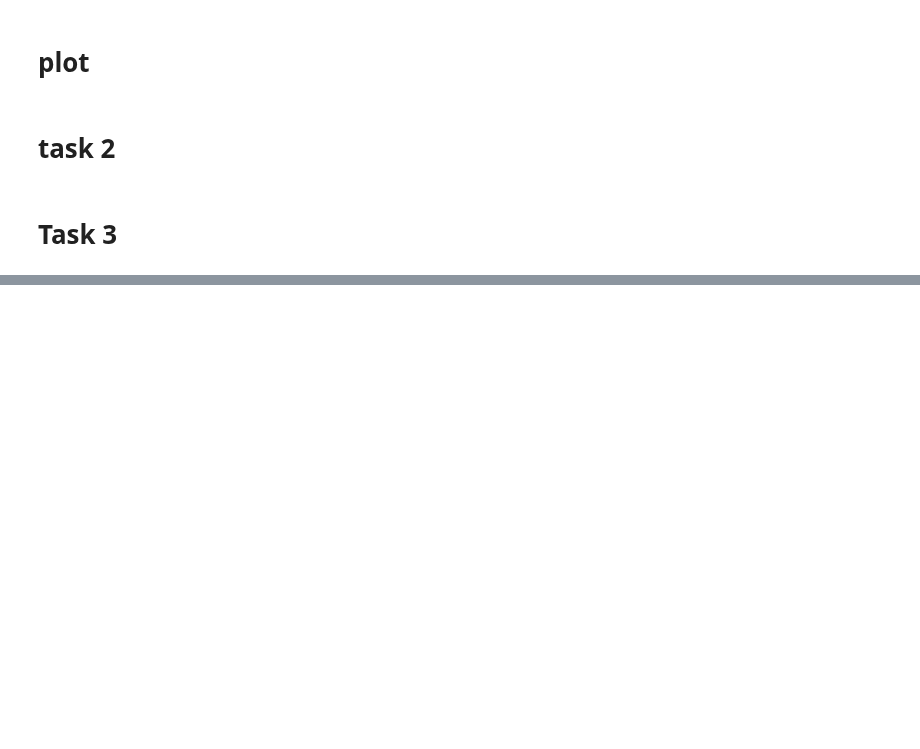
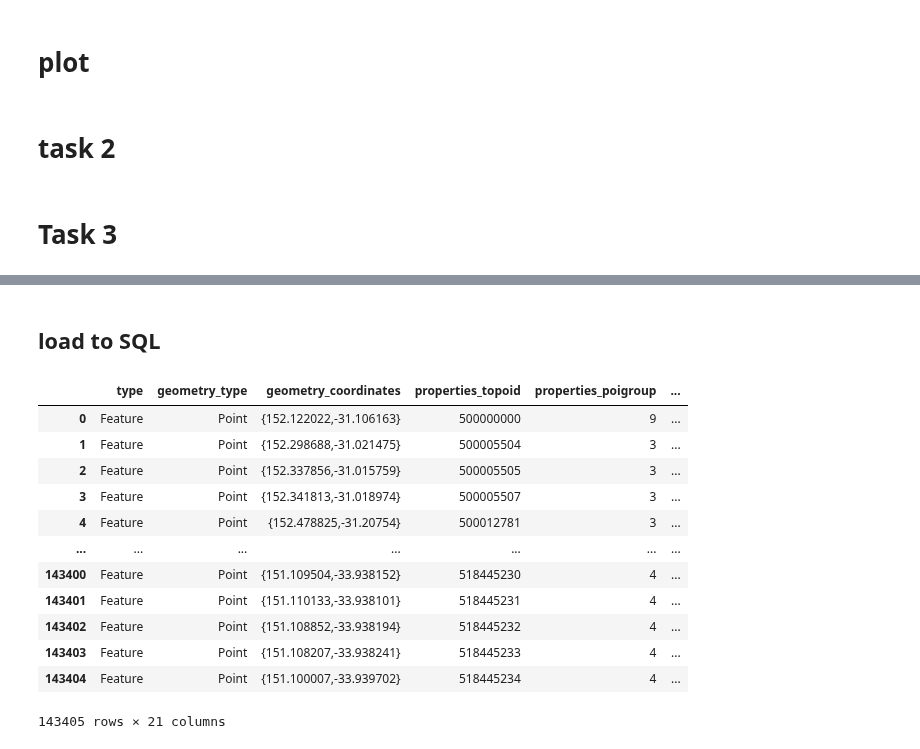
Before and after one commit to MichelangeloNardi/DATA2901--2024S1, a Jupyter notebook: Data Validation_JL.ipynb, the cells around one changed output, grey strips where cells are left out. Drawn from its saved outputs; the diff is of its cells as text; code cells hidden in the pictures; blank space fills up the shorter version.

```diff
--- a/Data Validation_JL.ipynb
+++ b/Data Validation_JL.ipynb
@@ -743,0 +1126,3 @@ gj.dtypes
+# %%
+df_poi = pd.json_normalize(gj['Points_Of_Interest']['features'],meta=['type', ['features', 'type'], ['features', 'geometry']])
+df_poi.head()
@@ -743,0 +1159,4 @@ gj.dtypes
+# %%
+# replace column name to make it more standardized
+df_poi.columns = df_poi.columns.str.replace('.','_')
+df_poi.dtypes
@@ -743,0 +1181,45 @@ gj.dtypes
+# %% [markdown]
+## load to SQL
+# %%
+conn.execute('''
+drop table if exists poi_raw;
+create table poi_raw (
+type                              varchar(100),
+geometry_type                     varchar(100),
+geometry_coordinates              varchar(100),
+properties_topoid                  int,
+properties_poigroup                int,
+properties_poitype                varchar(100),
+properties_poiname                varchar(100),
+properties_poilabel               varchar(100),
+properties_poilabeltype           varchar(100),
+properties_poialtlabel            varchar(100),
+properties_poisourcefeatureoid     int,
+properties_accesscontrol           int,
+properties_startdate              varchar(100),
+properties_enddate                varchar(100),
+properties_lastupdate             varchar(100),
+properties_msoid                   int,
+properties_centroidid             varchar(100),
+properties_shapeuuid              varchar(100),
+properties_changetype             varchar(100),
+properties_processstate           varchar(100),
+properties_urbanity               varchar(100)
+);
+''')
+df_poi.to_sql('poi_raw', conn, if_exists='replace', index=False, dtype={'geom': Geometry('POINT', srid)})
+query(conn, "select * from poi_raw")
+# %% [output]
+|  | type | geometry_type | geometry_coordinates | properties_topoid | properties_poigroup | ... |
+| 0 | Feature | Point | {152.122022,-31.106163} | 500000000 | 9 | ... |
+| 1 | Feature | Point | {152.298688,-31.021475} | 500005504 | 3 | ... |
+| 2 | Feature | Point | {152.337856,-31.015759} | 500005505 | 3 | ... |
+| 3 | Feature | Point | {152.341813,-31.018974} | 500005507 | 3 | ... |
+| 4 | Feature | Point | {152.478825,-31.20754} | 500012781 | 3 | ... |
+| ... | ... | ... | ... | ... | ... | ... |
+| 143400 | Feature | Point | {151.109504,-33.938152} | 518445230 | 4 | ... |
+| 143401 | Feature | Point | {151.110133,-33.938101} | 518445231 | 4 | ... |
+| 143402 | Feature | Point | {151.108852,-33.938194} | 518445232 | 4 | ... |
+| 143403 | Feature | Point | {151.108207,-33.938241} | 518445233 | 4 | ... |
+| 143404 | Feature | Point | {151.100007,-33.939702} | 518445234 | 4 | ... |
+143405 rows × 21 columns
```
Also changed, not shown: parts of 31 cells of this notebook.
